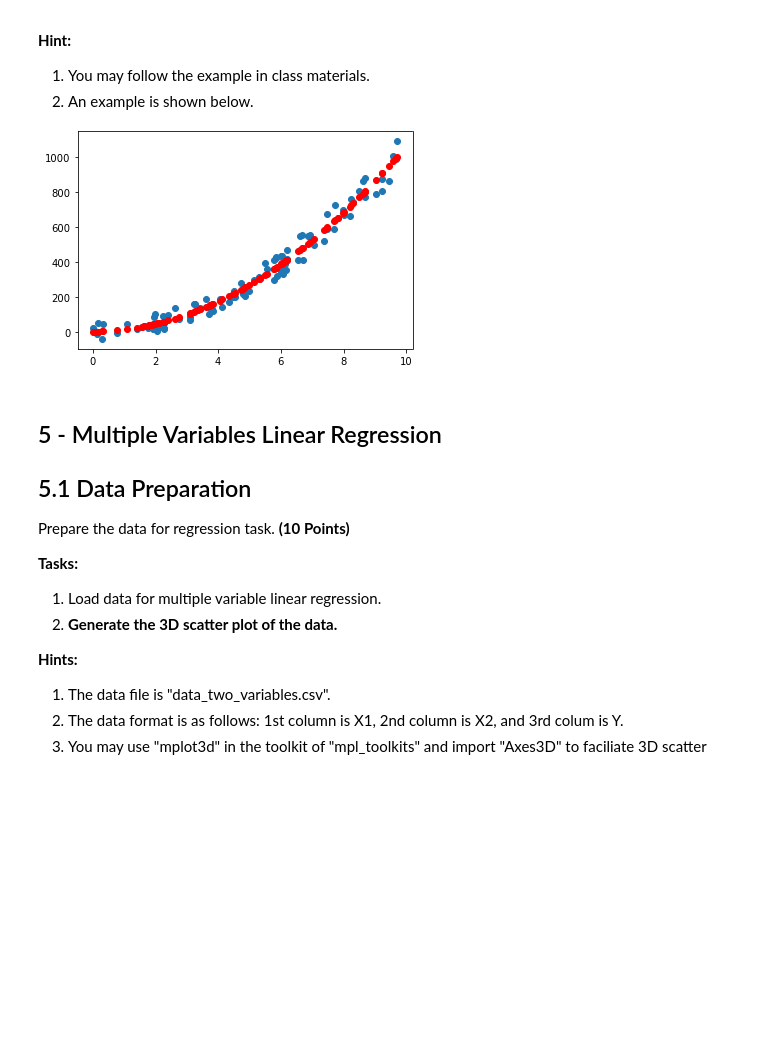
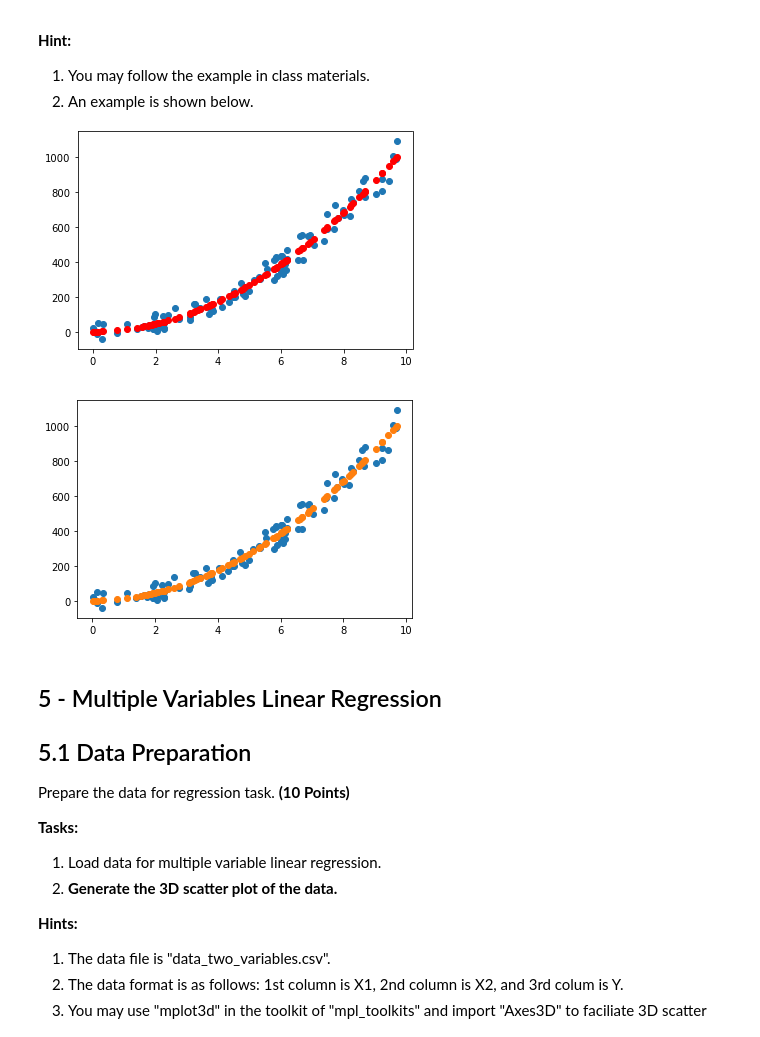
Before and after one commit to NChitty/CAP4630, a Jupyter notebook: hw1/Homework_01.ipynb, the cells around one changed output. Saved outputs shown, nothing was run; the diff lists cells and outputs as text; code cells hidden in the pictures; blank space fills up the shorter version.

```diff
--- a/hw1/Homework_01.ipynb
+++ b/hw1/Homework_01.ipynb
@@ -117,3 +131,11 @@ Derive prediction function and generate estmated results. **(5 Points)**
+# %%
+# Generate prediction graphs here
+Y_pred = a * (X**2) + b*X + c
+plt.scatter(X, Y)
+plt.scatter(X, Y_pred)
+plt.show()
+# %% [output]
+[figure, added]
 # %% [markdown]
 ## 5 - Multiple Variables Linear Regression ##
 
```
Also changed, not shown: parts of 8 cells of this notebook.
